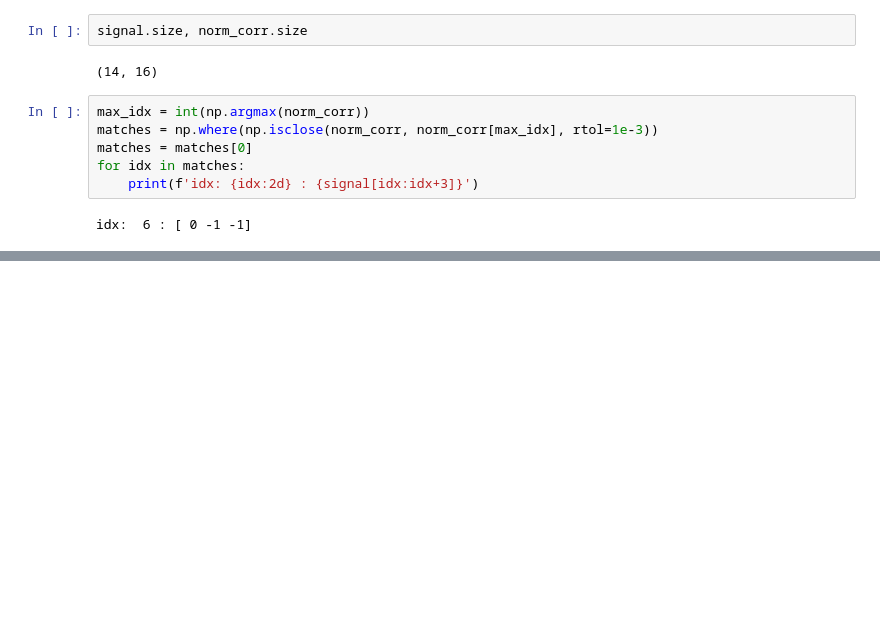
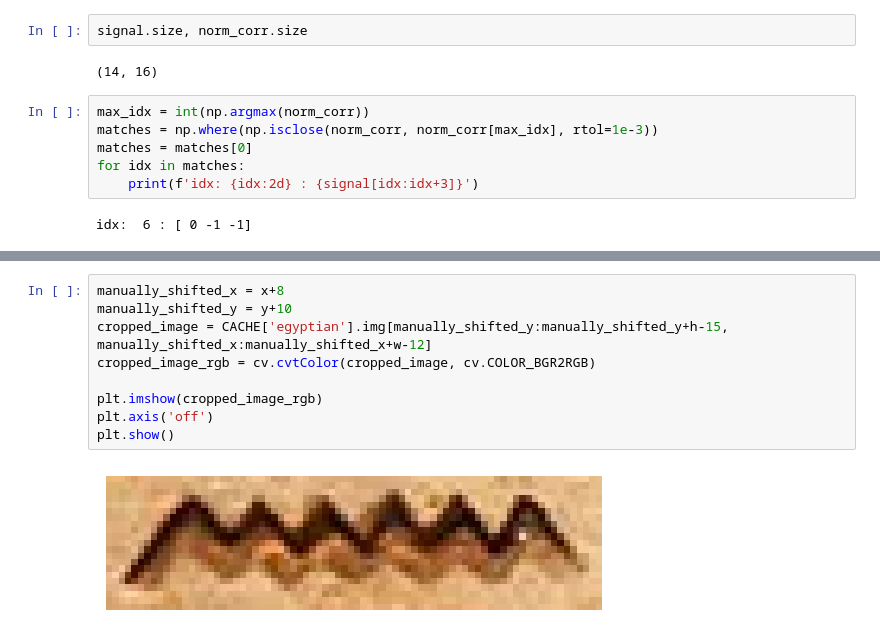
Before and after one commit to seafoodfry/ml-workspace, a Jupyter notebook: gpu-sandbox/vision/003-convolutions-cross-correlations.ipynb, the cells around one changed output, grey strips where cells are left out. Drawn from its saved outputs; the diff is of its cells as text; blank space fills up the shorter version.

```diff
--- a/gpu-sandbox/vision/003-convolutions-cross-correlations.ipynb
+++ b/gpu-sandbox/vision/003-convolutions-cross-correlations.ipynb
@@ -491,0 +652,11 @@ idx:  6 : [ 0 -1 -1]
+# %%
+manually_shifted_x = x+8
+manually_shifted_y = y+10
+cropped_image = CACHE['egyptian'].img[manually_shifted_y:manually_shifted_y+h-15, manually_shifted_x:manually_shifted_x+w-12]
+cropped_image_rgb = cv.cvtColor(cropped_image, cv.COLOR_BGR2RGB)
+
+plt.imshow(cropped_image_rgb)
+plt.axis('off')
+plt.show()
+# %% [output]
+[figure, added]
```
Also changed, not shown: parts of 20 cells of this notebook.
